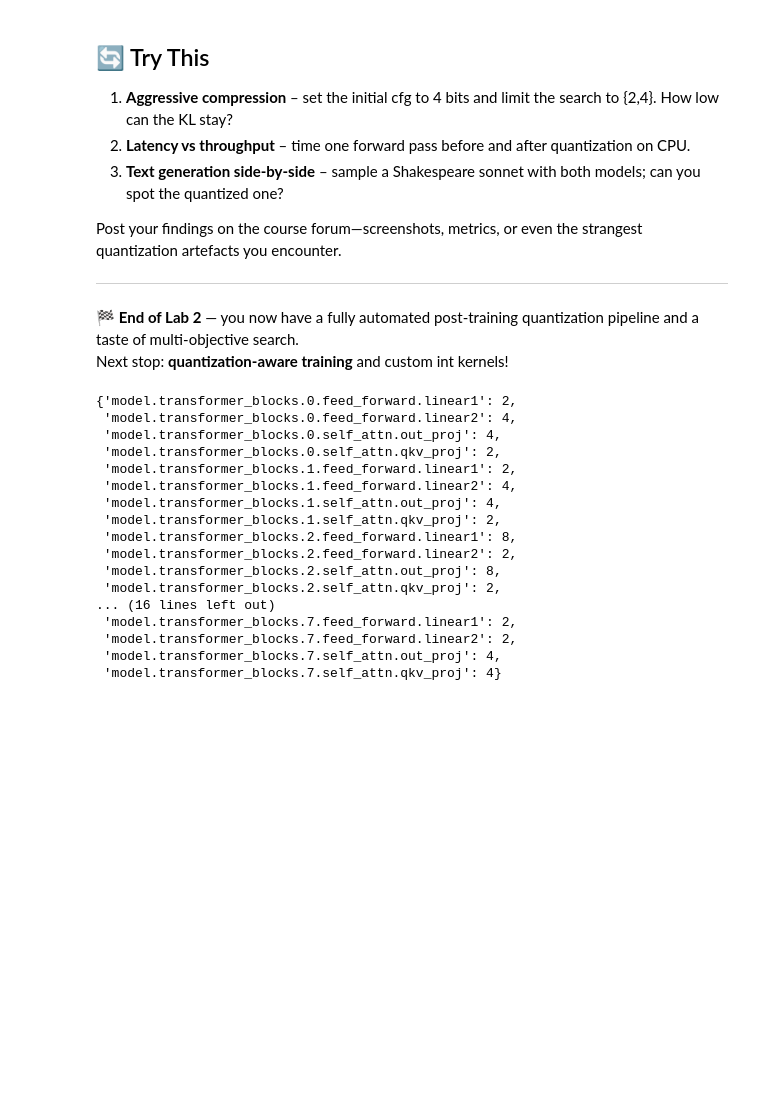
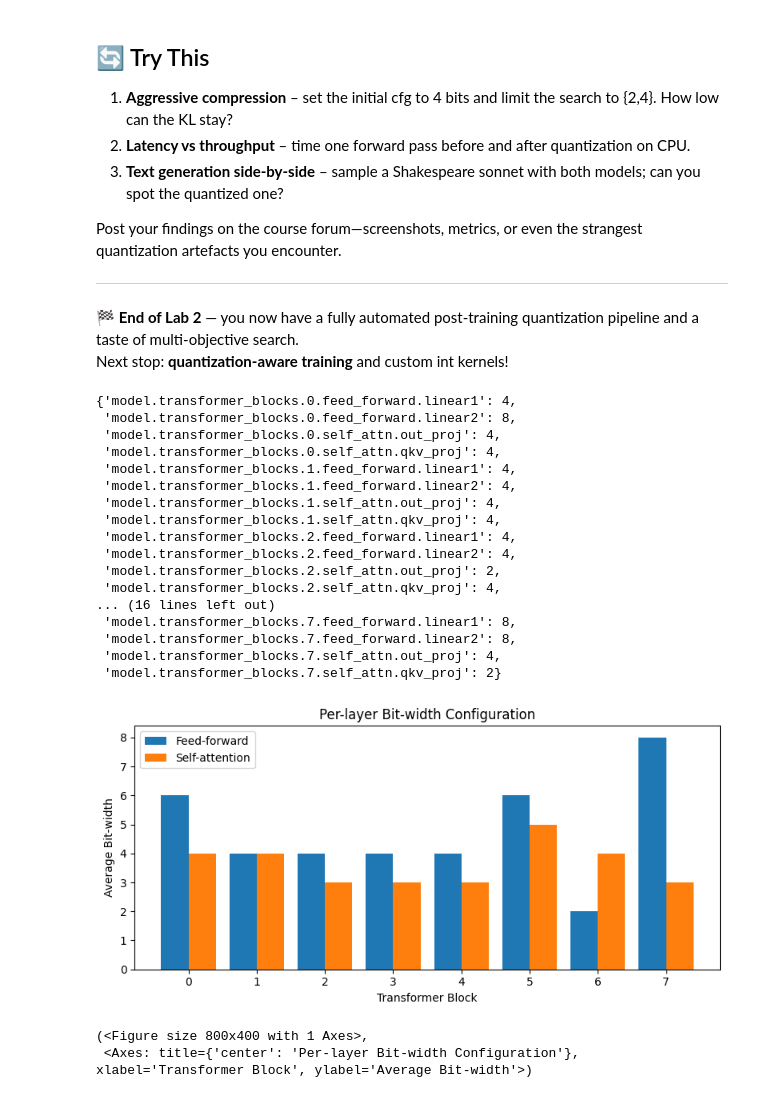
Before and after one commit to OliverGrainge/Advanced-AI-on-Arm, a Jupyter notebook: lab2.ipynb, the cells around one changed output. Drawn from its saved outputs; the diff is of its cells as text; code cells hidden in the pictures; blank space fills up the shorter version.

Commit message:
adding visualizations

```diff
--- a/lab2.ipynb
+++ b/lab2.ipynb
@@ -339,7 +339,7 @@ The default optimizer (`tpe.suggest`) uses a Tree-structured Parzen Estimator, b
 > 🔧 To accelerate search: reduce model size, limit batch size, or coarsen the bit-width choices (e.g., only 4 and 8 bits).
 # %%
 # %%
-def hyperopt_search(init_cfg, max_evals=200, batches=10, batch_size=6, alpha=1e-7):
+def hyperopt_search(init_cfg, max_evals=200, batches=10, batch_size=6, alpha=0.8):
     space = {k: hp.choice(k, [2, 4, 8]) for k in init_cfg}
     trials = Trials()
     fn = partial(objective, batches=batches, batch_size=batch_size, alpha=alpha)
@@ -399,20 +380,20 @@ OSError: [Errno 39] Directory not empty: '/tmp/pymp-4aefugpa'
 # %%
 best_qconfig
 # %% [output]
-{'model.transformer_blocks.0.feed_forward.linear1': 2,
- 'model.transformer_blocks.0.feed_forward.linear2': 4,
+{'model.transformer_blocks.0.feed_forward.linear1': 4,
+ 'model.transformer_blocks.0.feed_forward.linear2': 8,
  'model.transformer_blocks.0.self_attn.out_proj': 4,
- 'model.transformer_blocks.0.self_attn.qkv_proj': 2,
- 'model.transformer_blocks.1.feed_forward.linear1': 2,
+ 'model.transformer_blocks.0.self_attn.qkv_proj': 4,
+ 'model.transformer_blocks.1.feed_forward.linear1': 4,
  'model.transformer_blocks.1.feed_forward.linear2': 4,
  'model.transformer_blocks.1.self_attn.out_proj': 4,
- 'model.transformer_blocks.1.self_attn.qkv_proj': 2,
- 'model.transformer_blocks.2.feed_forward.linear1': 8,
- 'model.transformer_blocks.2.feed_forward.linear2': 2,
- 'model.transformer_blocks.2.self_attn.out_proj': 8,
- 'model.transformer_blocks.2.self_attn.qkv_proj': 2,
+ 'model.transformer_blocks.1.self_attn.qkv_proj': 4,
+ 'model.transformer_blocks.2.feed_forward.linear1': 4,
+ 'model.transformer_blocks.2.feed_forward.linear2': 4,
+ 'model.transformer_blocks.2.self_attn.out_proj': 2,
+ 'model.transformer_blocks.2.self_attn.qkv_proj': 4,
 ... (16 lines left out)
- 'model.transformer_blocks.7.feed_forward.linear1': 2,
- 'model.transformer_blocks.7.feed_forward.linear2': 2,
+ 'model.transformer_blocks.7.feed_forward.linear1': 8,
+ 'model.transformer_blocks.7.feed_forward.linear2': 8,
  'model.transformer_blocks.7.self_attn.out_proj': 4,
- 'model.transformer_blocks.7.self_attn.qkv_proj': 4}
+ 'model.transformer_blocks.7.self_attn.qkv_proj': 2}
@@ -418,0 +452,6 @@ best_qconfig
+# %%
+plot_bitwidth_config(best_qconfig)
+# %% [output]
+[figure, added]
+(<Figure size 800x400 with 1 Axes>,
+ <Axes: title={'center': 'Per-layer Bit-width Configuration'}, xlabel='Transformer Block', ylabel='Average Bit-width'>)
```
Also changed, not shown: parts of 5 cells of this notebook.
